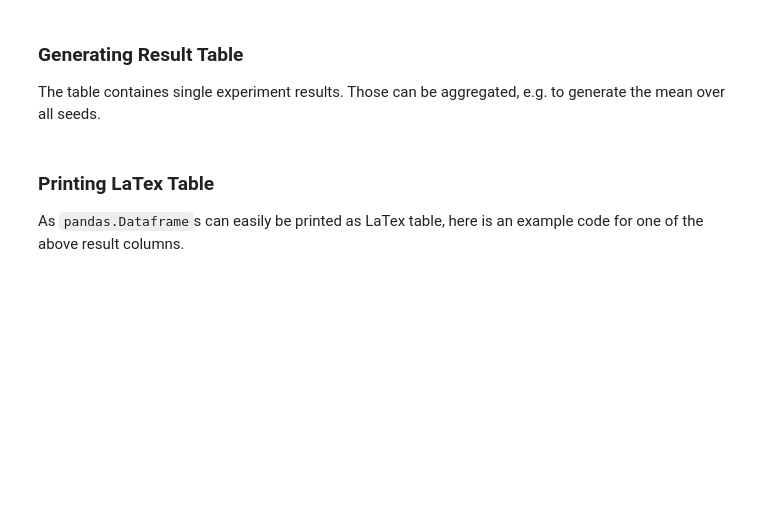
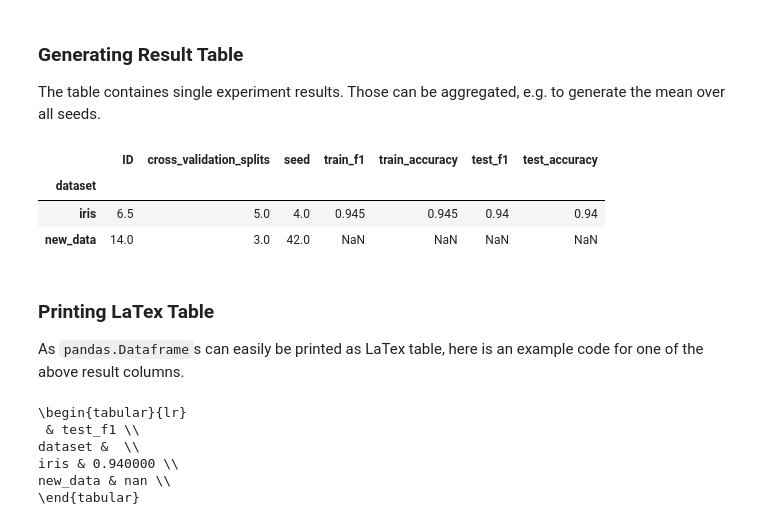
Before and after one commit to tornede/py_experimenter, a Jupyter notebook: docs/source/examples/example_general_usage.ipynb, the cells around one changed output. Saved outputs shown, nothing was run; the diff lists cells and outputs as text; code cells hidden in the pictures; blank space fills up the shorter version.

```diff
--- a/docs/source/examples/example_general_usage.ipynb
+++ b/docs/source/examples/example_general_usage.ipynb
@@ -146,11 +223,23 @@ experimenter.get_table()
 
 The table containes single experiment results. Those can be aggregated, e.g. to generate the mean over all seeds.
 # %%
-result_table_agg = experimenter.get_table().groupby(['dataset']).mean()
+result_table_agg = experimenter.get_table().groupby(['dataset']).mean(numeric_only = True)
 result_table_agg
+# %% [output]
+|  | ID | cross_validation_splits | seed | train_f1 | train_accuracy | test_f1 | test_accuracy |
+| dataset |  |  |  |  |  |  |  |
+| iris | 6.5 | 5.0 | 4.0 | 0.945 | 0.945 | 0.94 | 0.94 |
+| new_data | 14.0 | 3.0 | 42.0 | NaN | NaN | NaN | NaN |
 # %% [markdown]
 ### Printing LaTex Table
 
 As `pandas.Dataframe`s can easily be printed as LaTex table, here is an example code for one of the above result columns.
 # %%
-print(result_table_agg.to_latex(columns=['test_f1'], index_names=['dataset']))
+print(result_table_agg[['test_f1']].style.to_latex())
+# %% [output]
+\begin{tabular}{lr}
+ & test_f1 \\
+dataset &  \\
+iris & 0.940000 \\
+new_data & nan \\
+\end{tabular}
```
Also changed, not shown: parts of 5 cells of this notebook, 1 other file.
